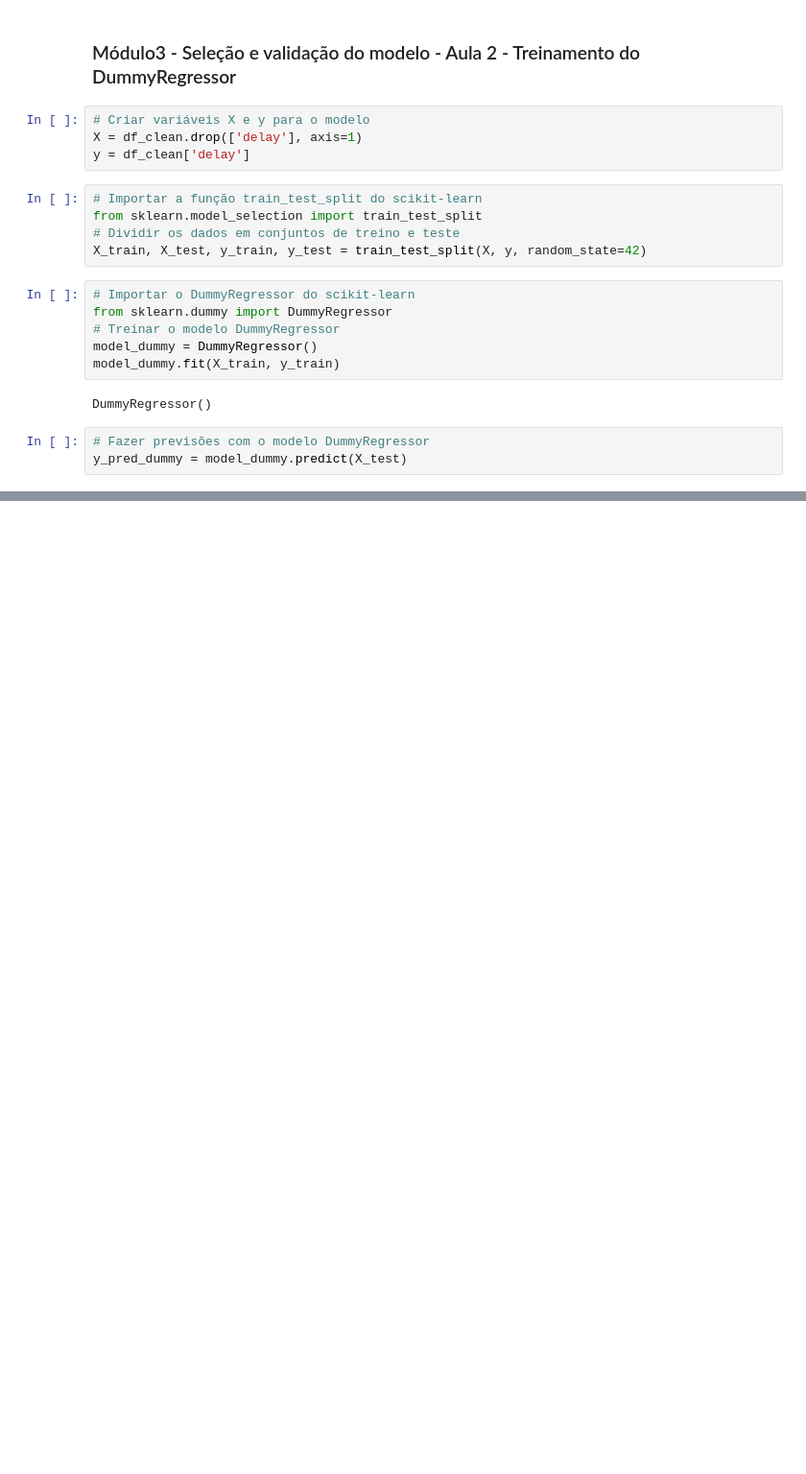
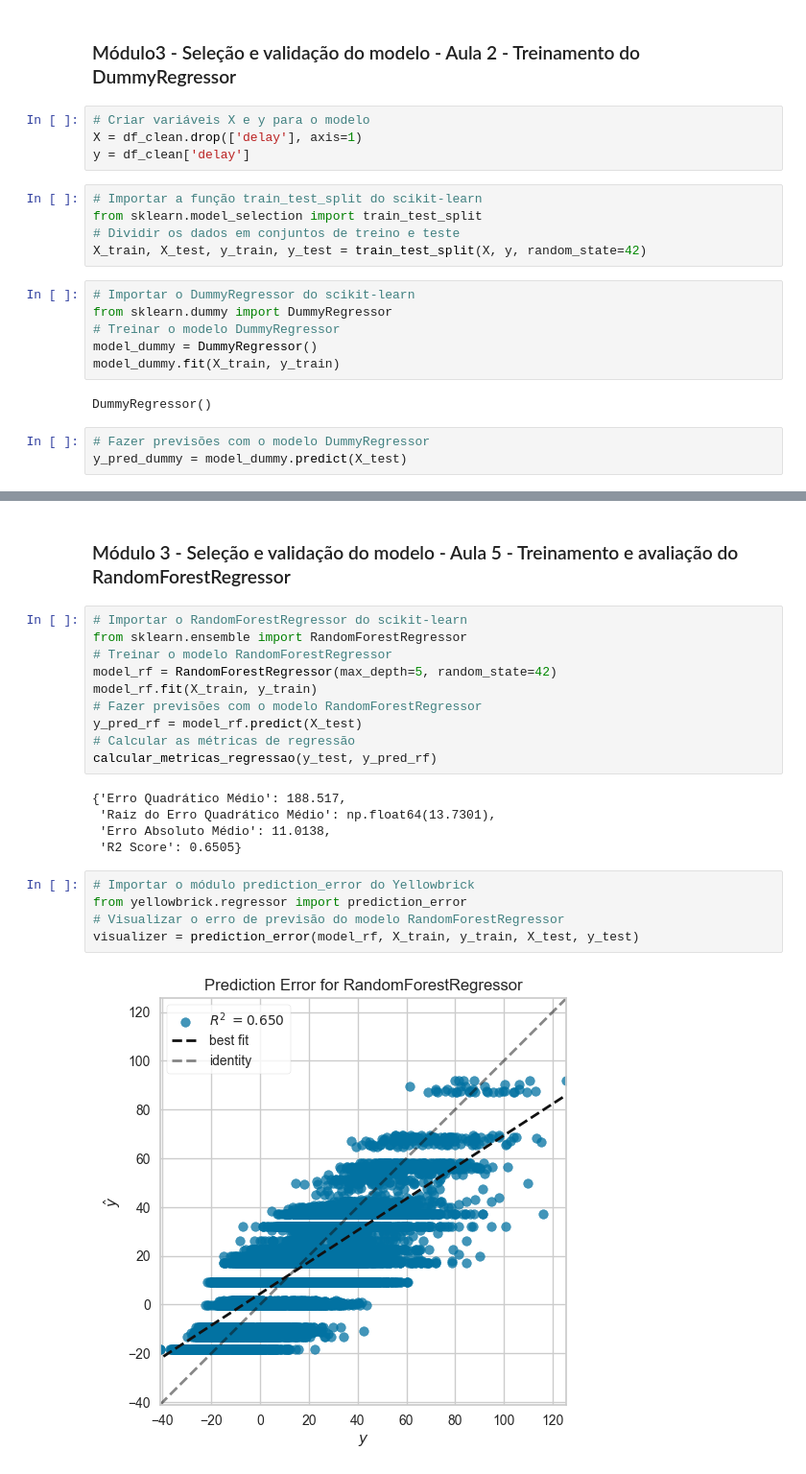
Before and after one commit to JCrpa/curso18_ia_aumentada_prevendo_atrasos_voos, a Jupyter notebook: ia_aumentada_prevendo_atrasos_voos.ipynb, the cells around one changed output, grey strips where cells are left out. Shown at 96% size. Cells and saved outputs as stored; diff of their text form; blank space fills up the shorter version.

```diff
--- a/ia_aumentada_prevendo_atrasos_voos.ipynb
+++ b/ia_aumentada_prevendo_atrasos_voos.ipynb
@@ -499,2 +501,26 @@ calcular_metricas_regressao(y_test, y_pred_dummy)
  'Erro Absoluto Médio': 18.6127,
  'R2 Score': -0.0}
+# %% [markdown]
+### Módulo 3 - Seleção e validação do modelo - Aula 5 - Treinamento e avaliação do RandomForestRegressor
+# %%
+# Importar o RandomForestRegressor do scikit-learn
+from sklearn.ensemble import RandomForestRegressor
+# Treinar o modelo RandomForestRegressor
+model_rf = RandomForestRegressor(max_depth=5, random_state=42)
+model_rf.fit(X_train, y_train)
+# Fazer previsões com o modelo RandomForestRegressor
+y_pred_rf = model_rf.predict(X_test)
+# Calcular as métricas de regressão
+calcular_metricas_regressao(y_test, y_pred_rf)
+# %% [output]
+{'Erro Quadrático Médio': 188.517,
+ 'Raiz do Erro Quadrático Médio': np.float64(13.7301),
+ 'Erro Absoluto Médio': 11.0138,
+ 'R2 Score': 0.6505}
+# %%
+# Importar o módulo prediction_error do Yellowbrick
+from yellowbrick.regressor import prediction_error
+# Visualizar o erro de previsão do modelo RandomForestRegressor
+visualizer = prediction_error(model_rf, X_train, y_train, X_test, y_test)
+# %% [output]
+[figure, added]
```
Also changed, not shown: parts of 3 cells of this notebook.
